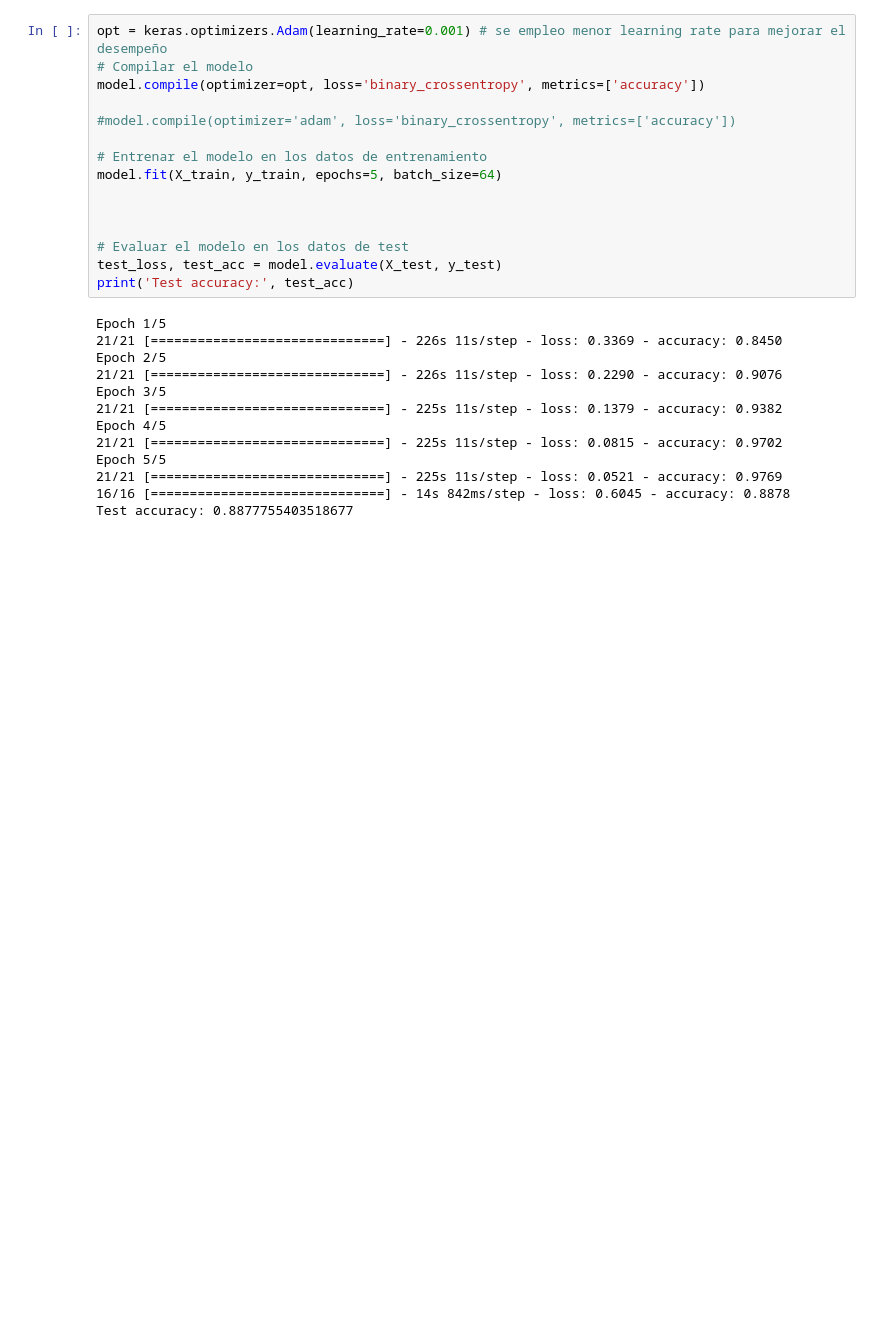
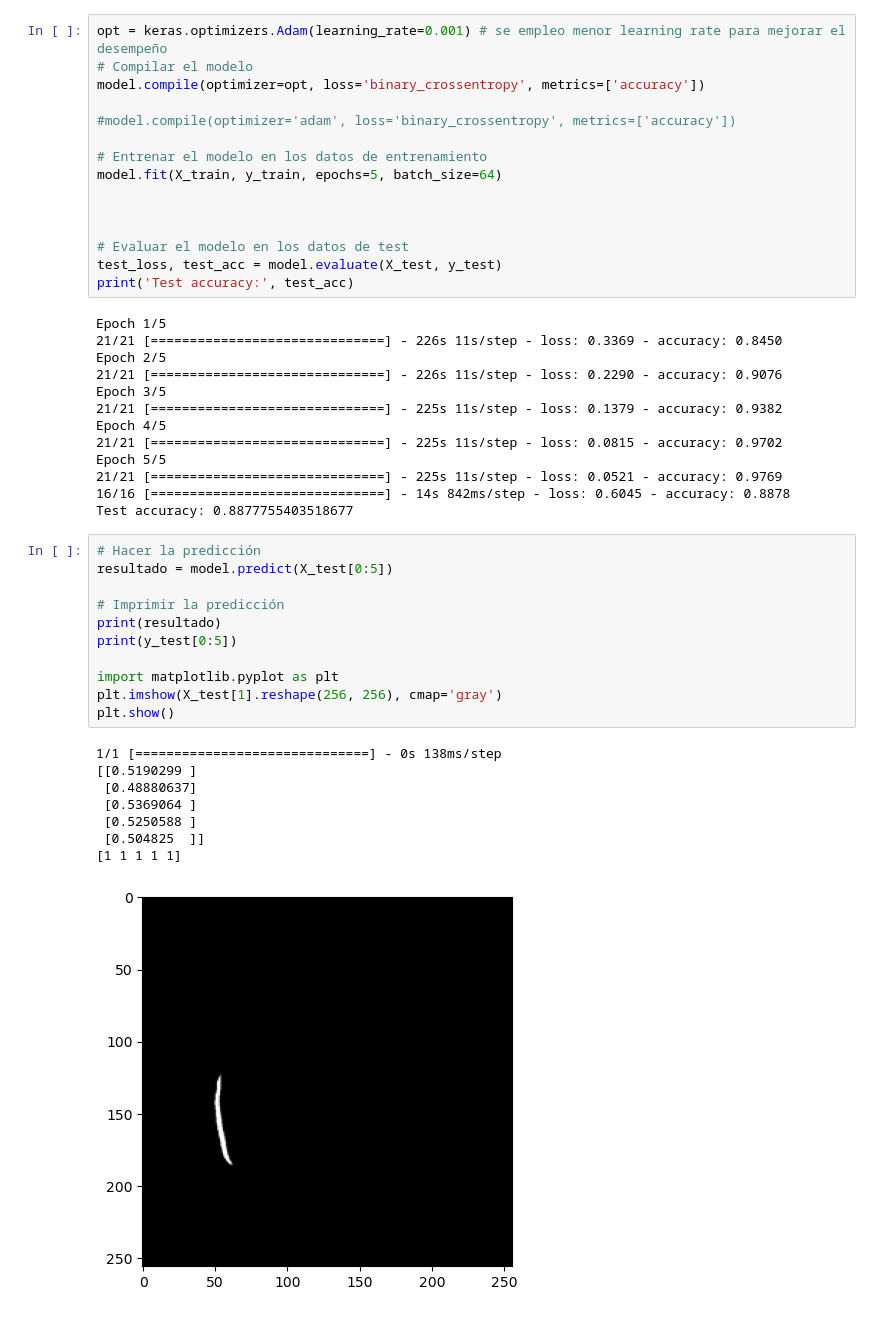
Before and after one commit to sediaz19/Analisis_C_elegans_DL, a Jupyter notebook: Analisis_C_Elegans.ipynb, the cells around one changed output. Drawn from its saved outputs; the diff is of its cells as text; blank space fills up the shorter version.

Commit message:
Main.py
Se agregó un ejemplo para visualizar la predicción

```diff
--- a/Analisis_C_Elegans.ipynb
+++ b/Analisis_C_Elegans.ipynb
@@ -279,3 +279,23 @@ Epoch 5/5
 21/21 [==============================] - 225s 11s/step - loss: 0.0521 - accuracy: 0.9769
 16/16 [==============================] - 14s 842ms/step - loss: 0.6045 - accuracy: 0.8878
 Test accuracy: 0.8877755403518677
+# %%
+# Hacer la predicción
+resultado = model.predict(X_test[0:5])
+
+# Imprimir la predicción
+print(resultado)
+print(y_test[0:5])
+
+import matplotlib.pyplot as plt
+plt.imshow(X_test[1].reshape(256, 256), cmap='gray')
+plt.show()
+# %% [output]
+1/1 [==============================] - 0s 138ms/step
+[[0.5190299 ]
+ [0.48880637]
+ [0.5369064 ]
+ [0.5250588 ]
+ [0.504825  ]]
+[1 1 1 1 1]
+[figure, added]
```
